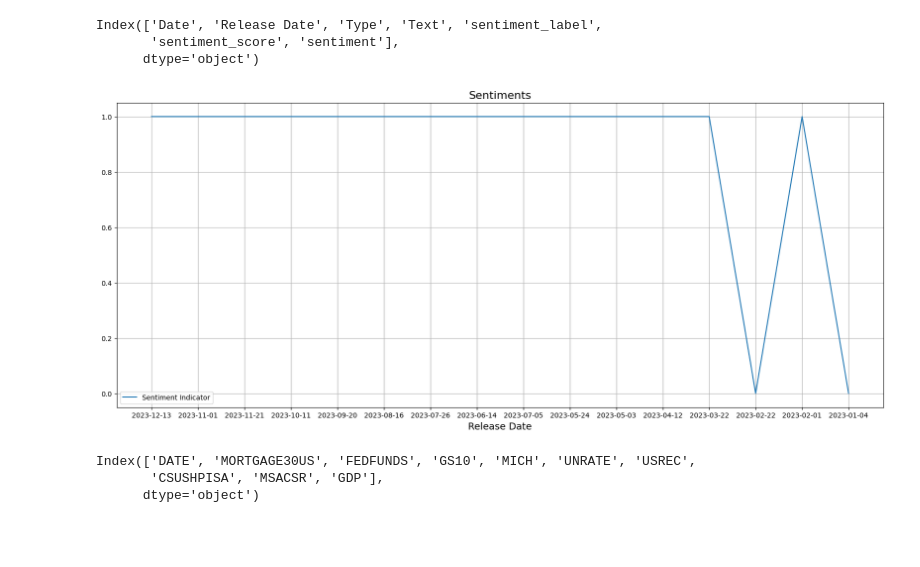
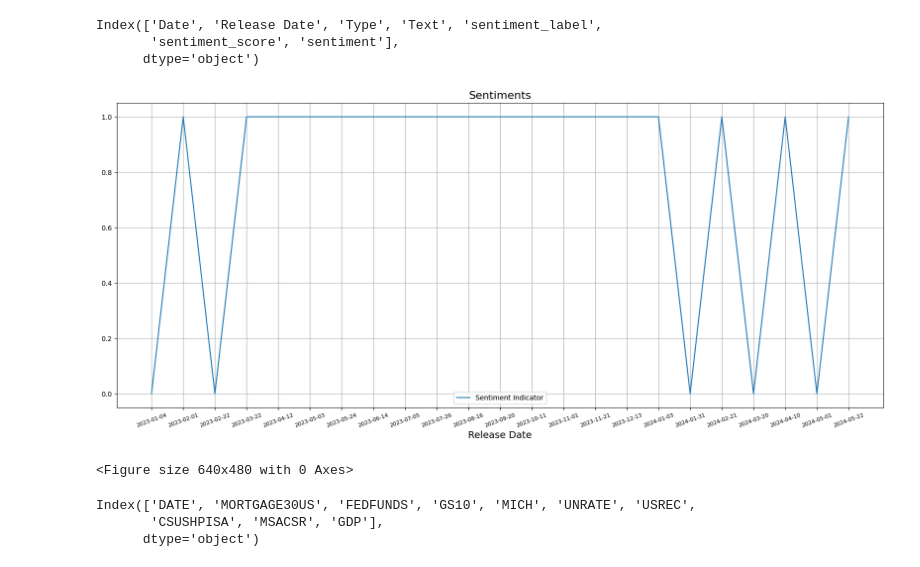
Before and after one commit to pujakc/Capstone, a Jupyter notebook: Code/02_FOMC_SentimentAnalysis.ipynb, the cells around one changed output. Saved outputs shown, nothing was run; the diff lists cells and outputs as text; code cells hidden in the pictures; blank space fills up the shorter version.

```diff
--- a/Code/02_FOMC_SentimentAnalysis.ipynb
+++ b/Code/02_FOMC_SentimentAnalysis.ipynb
@@ -144,20 +145,24 @@ Index(['Date', 'Release Date', 'Type', 'Text', 'sentiment_label',
        'sentiment_score', 'sentiment'],
       dtype='object')
 # %%
-df1 = df[(df['Release Date']>='2023-01-01')&(df['Release Date']<'2024-01-01')]
+df1 = df[(df['Release Date']>'2022-12-311')&(df['Release Date']<'=2024-04-01')]
+# %%
+df1 = df1.sort_values(by='Release Date')
 # %%
 
 # plot Sentiments over time
 plt.figure(figsize=(20, 8))
 plt.plot(df1['Release Date'], df1['sentiment'], label ='Sentiment Indicator')
 plt.xlabel('Release Date', fontsize=14)
 plt.title('Sentiments', fontsize=16)
+plt.xticks(rotation = 20,fontsize = 8)
 plt.legend()
 plt.grid(True)
 plt.show()
-#plt.savefig('../Graph/MortgageRate_over_time.png', dpi = 192);
+plt.savefig('../Graph/Sntimentss.png', dpi = 192);
 # %% [output]
-[figure, old version]
+[figure, new version]
+<Figure size 640x480 with 0 Axes>
 # %%
 df_mortgage = pd.read_csv('../Data/fred_mortg_data_clean.csv')
 # %%
```
Also changed, not shown: parts of 5 cells of this notebook, 7 other files.
